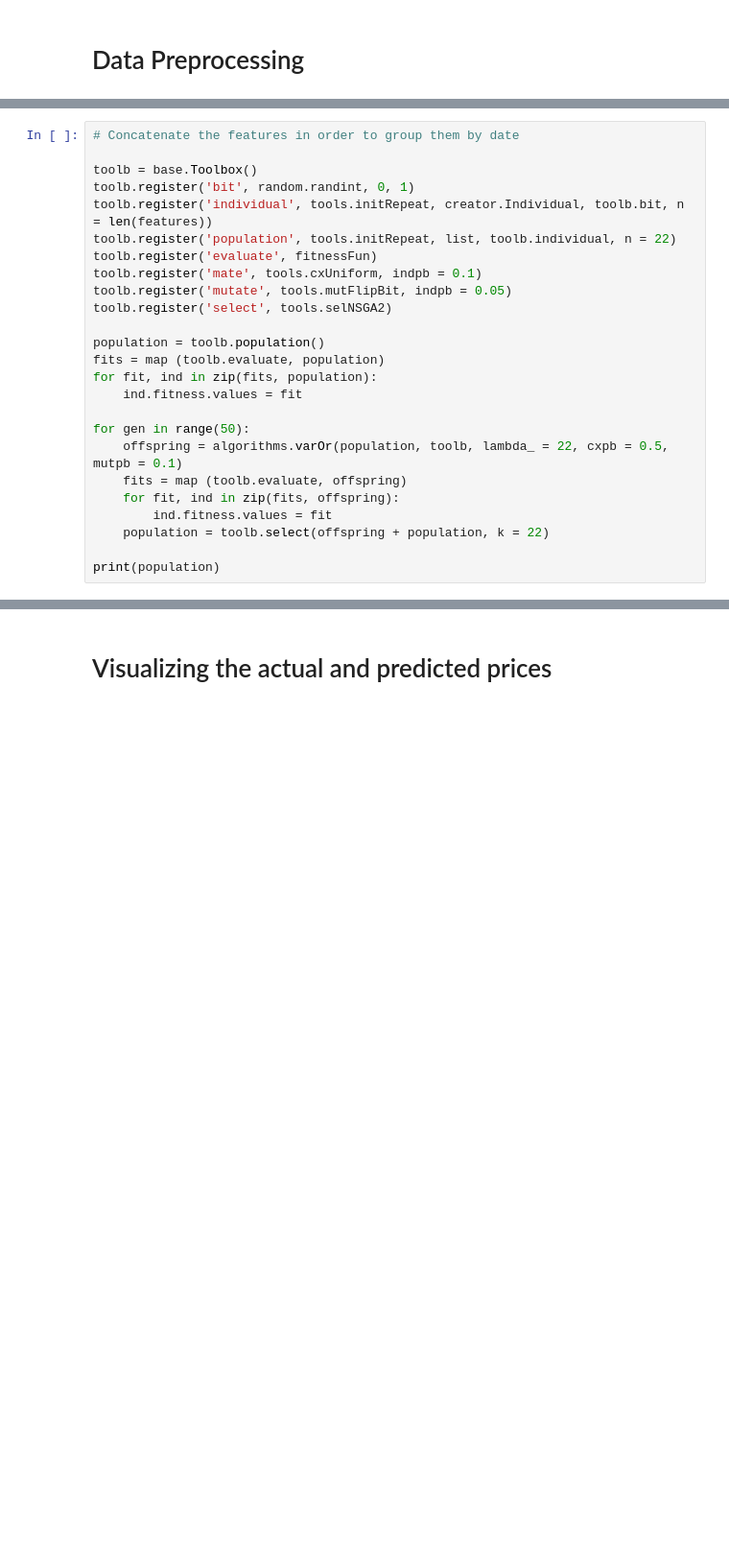
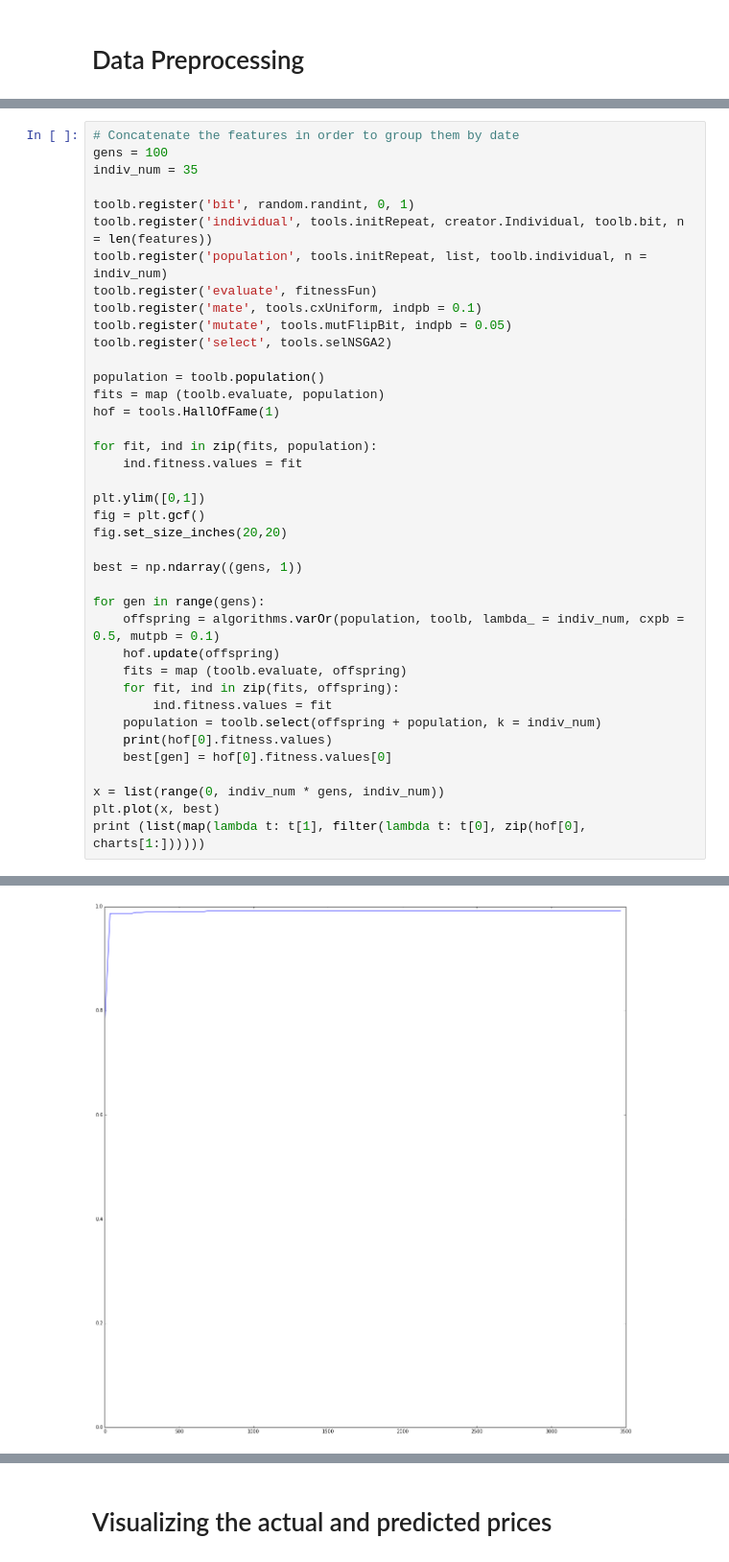
Before and after one commit to Lucsanszky/btc-price-prediction, a Jupyter notebook: DataAnalysis/BTCPricePrediction.ipynb, the cells around one changed output, grey strips where cells are left out. Shown at 96% size. Drawn from its saved outputs; the diff is of its cells as text; blank space fills up the shorter version.

```diff
--- a/DataAnalysis/BTCPricePrediction.ipynb
+++ b/DataAnalysis/BTCPricePrediction.ipynb
@@ -108,10 +113,11 @@ creator.create("Individual", list, fitness=creator.FitnessMulti)
 # %%
 # Concatenate the features in order to group them by date
+gens = 100
+indiv_num = 35
 
-toolb = base.Toolbox()
 toolb.register('bit', random.randint, 0, 1)
 toolb.register('individual', tools.initRepeat, creator.Individual, toolb.bit, n = len(features))
-toolb.register('population', tools.initRepeat, list, toolb.individual, n = 22)
+toolb.register('population', tools.initRepeat, list, toolb.individual, n = indiv_num)
 toolb.register('evaluate', fitnessFun)
 toolb.register('mate', tools.cxUniform, indpb = 0.1)
 toolb.register('mutate', tools.mutFlipBit, indpb = 0.05)
@@ -119,15 +125,28 @@ toolb.register('select', tools.selNSGA2)
 
 population = toolb.population()
 fits = map (toolb.evaluate, population)
+hof = tools.HallOfFame(1)
+
 for fit, ind in zip(fits, population):
     ind.fitness.values = fit
 
-for gen in range(50):
-    offspring = algorithms.varOr(population, toolb, lambda_ = 22, cxpb = 0.5, mutpb = 0.1)
+plt.ylim([0,1])
+fig = plt.gcf()
+fig.set_size_inches(20,20)
+
+best = np.ndarray((gens, 1))
+
+for gen in range(gens):
+    offspring = algorithms.varOr(population, toolb, lambda_ = indiv_num, cxpb = 0.5, mutpb = 0.1)
+    hof.update(offspring)
     fits = map (toolb.evaluate, offspring)
     for fit, ind in zip(fits, offspring):
         ind.fitness.values = fit
-    population = toolb.select(offspring + population, k = 22)
+    population = toolb.select(offspring + population, k = indiv_num)
+    print(hof[0].fitness.values)
+    best[gen] = hof[0].fitness.values[0]
 
-print(population)
+x = list(range(0, indiv_num * gens, indiv_num))
+plt.plot(x, best)
+print (list(map(lambda t: t[1], filter(lambda t: t[0], zip(hof[0], charts[1:])))))
 # %% [output]
@@ -150,0 +170 @@ Variance score: 0.98, 5
+[figure, added]
```
Also changed, not shown: parts of 16 cells of this notebook.
